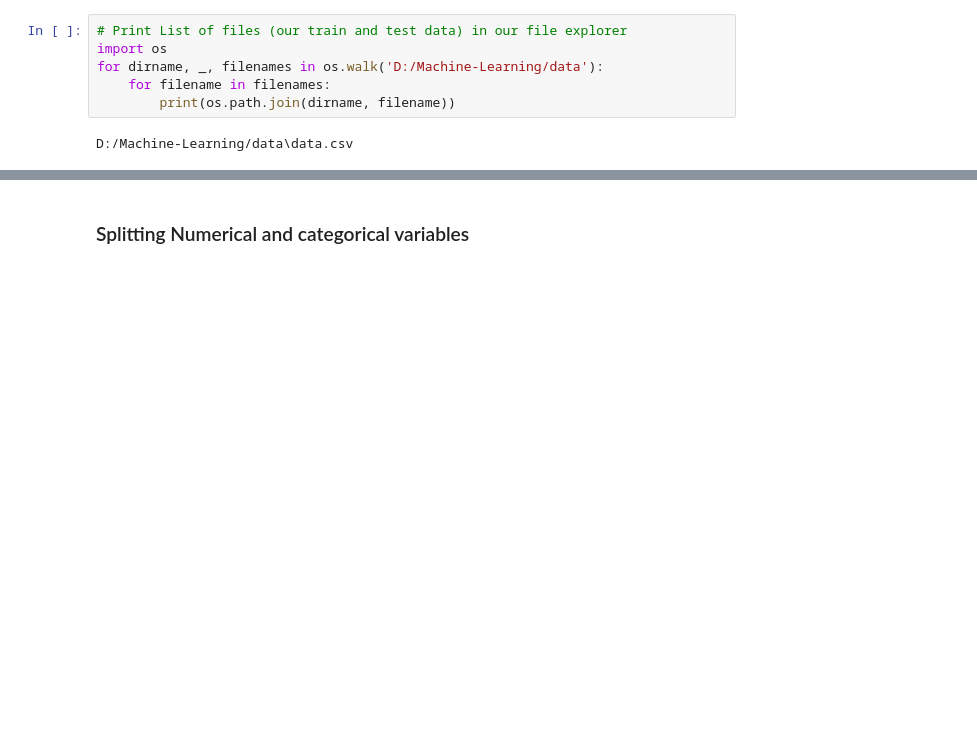
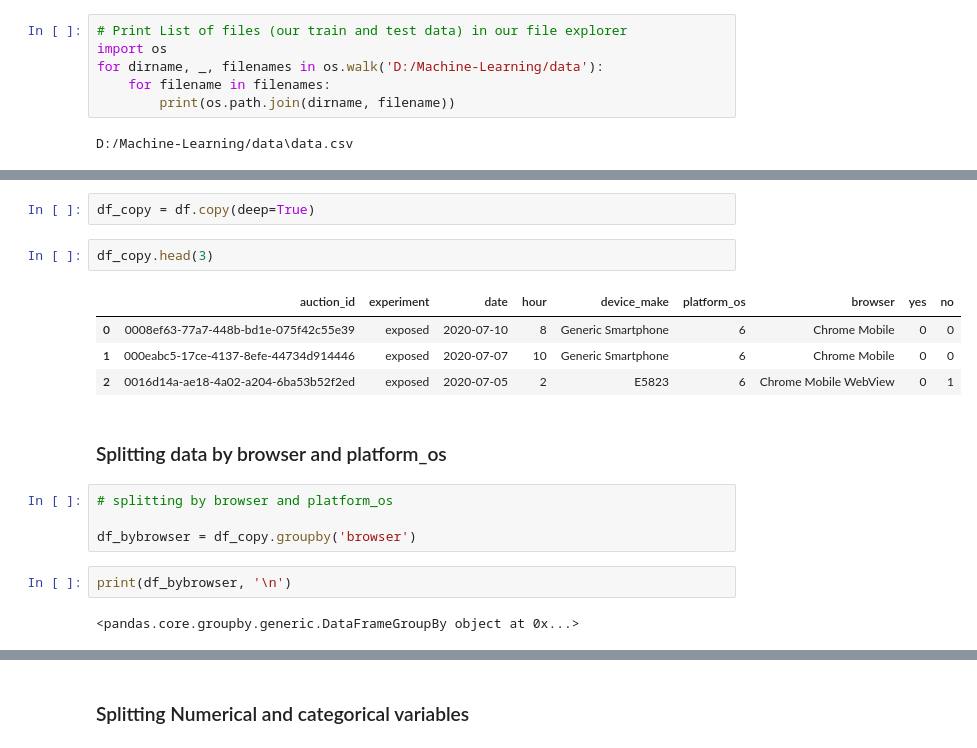
Before and after one commit to Group-6-10Academy/smart_ad_ABtesting, a Jupyter notebook: notebooks/ml_modelling.ipynb, the cells around one changed output, grey strips where cells are left out. Cells and saved outputs as stored; diff of their text form; blank space fills up the shorter version.

```diff
--- a/notebooks/ml_modelling.ipynb
+++ b/notebooks/ml_modelling.ipynb
@@ -86,0 +99,19 @@ Deprecated in NumPy 1.20; for more details and guidance: https://numpy.org/devdo
+# %%
+df_copy = df.copy(deep=True)
+# %%
+df_copy.head(3)
+# %% [output]
+|  | auction_id | experiment | date | hour | device_make | platform_os | browser | yes | no |
+| 0 | 0008ef63-77a7-448b-bd1e-075f42c55e39 | exposed | 2020-07-10 | 8 | Generic Smartphone | 6 | Chrome Mobile | 0 | 0 |
+| 1 | 000eabc5-17ce-4137-8efe-44734d914446 | exposed | 2020-07-07 | 10 | Generic Smartphone | 6 | Chrome Mobile | 0 | 0 |
+| 2 | 0016d14a-ae18-4a02-a204-6ba53b52f2ed | exposed | 2020-07-05 | 2 | E5823 | 6 | Chrome Mobile WebView | 0 | 1 |
+# %% [markdown]
+### Splitting data by browser and platform_os
+# %%
+# splitting by browser and platform_os
+
+df_bybrowser = df_copy.groupby('browser')
+# %%
+print(df_bybrowser, '\n')
+# %% [output]
+<pandas.core.groupby.generic.DataFrameGroupBy object at 0x...>
```
Also changed, not shown: parts of 14 cells of this notebook.
